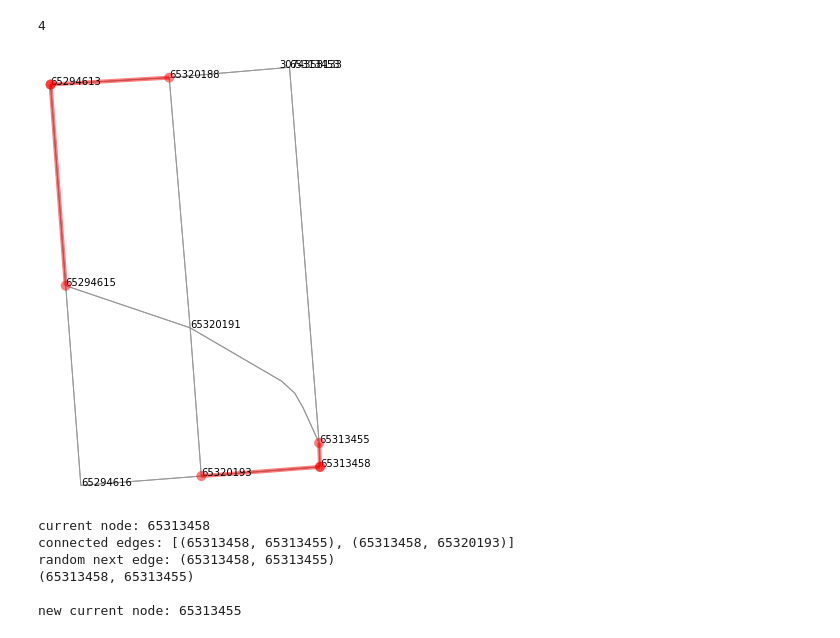
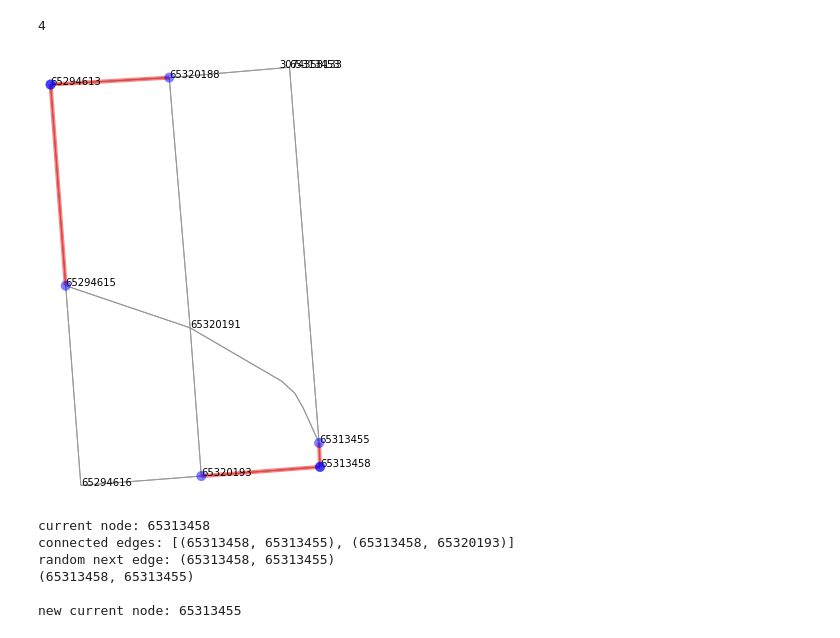
Before and after one commit to paigemoody/postman-paths, a Jupyter notebook: graph_constructor_notebook.ipynb, the cells around one changed output. Saved outputs shown, nothing was run; the diff lists cells and outputs as text; code cells hidden in the pictures.

```diff
--- a/graph_constructor_notebook.ipynb
+++ b/graph_constructor_notebook.ipynb
@@ -582,36 +638,36 @@ Twice traversal edges: [(65294615, 65294613), (65294613, 65320188), (65320193, 6
 # %%
-# visualize double_back edges to test - clunky for now
+# TEST VISUALIZE double_back edges to test - clunky for now
 
 # nx.draw(G, with_labels=True, font_weight='bold')
 
 print(len(twice_traversal_list))
 
 first_added_edge = twice_traversal_list[0]
 second_added_edge = twice_traversal_list[1]
 third_added_edge = twice_traversal_list[2]
 fourth_added_edge = twice_traversal_list[3]
 
 route1 = nx.shortest_path(G, first_added_edge[0], first_added_edge[1], weight='length')
 route2 = nx.shortest_path(G, second_added_edge[0], second_added_edge[1], weight='length')
 route3 = nx.shortest_path(G, third_added_edge[0], third_added_edge[1], weight='length')
 route4 = nx.shortest_path(G, fourth_added_edge[0], fourth_added_edge[1], weight='length')
 
 # plot the routes
 # fig, ax = ox.plot_graph_routes(G, [route1, route2], route_color=rc, orig_dest_node_color=nc, node_size=0)
 fig, ax = ox.plot_graph_routes(G,
                                [route1, route2, route3, route4],
                                route_color='r',
-                               orig_dest_node_color='r',
+                               orig_dest_node_color='b',
                                node_size=0,
                                # axis_off=False,
                                annotate=True,
                                fig_height=8
                               )
 
 # ox.plot_graph_routes # to get all the graph attributes
 # %% [output]
 4
-[figure, old version]
+[figure, new version]
 # %%
 # CREATE A EULERIAN CIRCUIT
 
```
Also changed, not shown: parts of 22 cells of this notebook, 1 other file.
